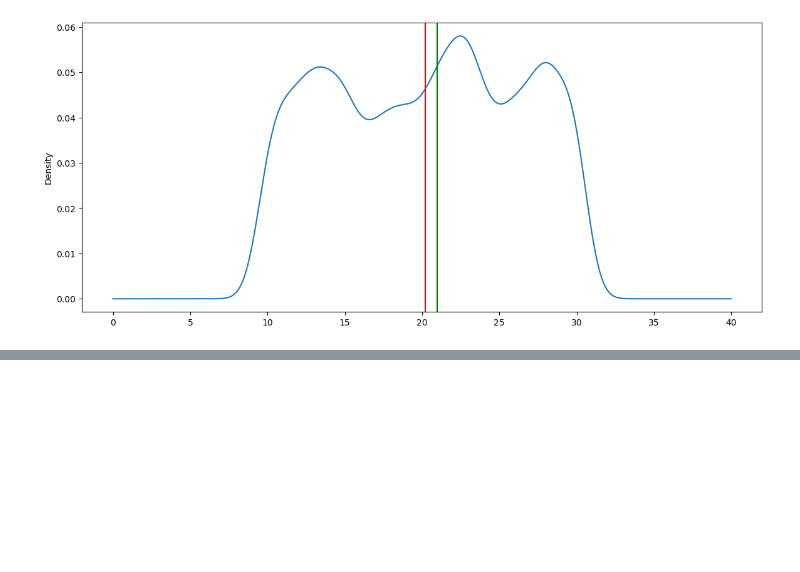
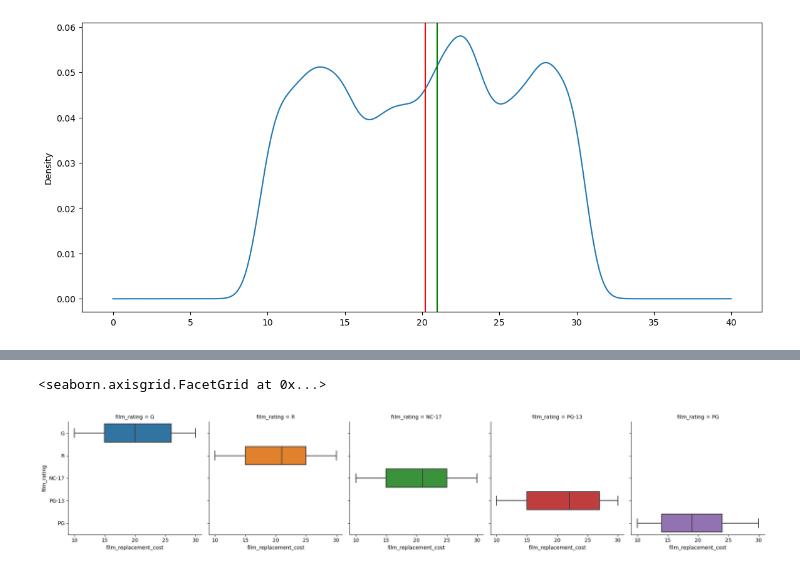
Before and after one commit to AlisonCG1/Freecodecamp-practice, a Jupyter notebook: Exercises_2.ipynb, the cells around one changed output, grey strips where cells are left out. Drawn from its saved outputs; the diff is of its cells as text; code cells hidden in the pictures; blank space fills up the shorter version.

```diff
--- a/Exercises_2.ipynb
+++ b/Exercises_2.ipynb
@@ -163 +167,7 @@ Show a <b>grouped box plot</b> per film rating with the film replacement costs.
+# %%
+# your code goes here
+sns.catplot(data=rental, kind='box', col='film_rating', x='film_replacement_cost', y='film_rating', color=None, height=4)
+# %% [output]
+<seaborn.axisgrid.FacetGrid at 0x...>
+[figure, added]
 # %%
```
Also changed, not shown: parts of 7 cells of this notebook.
